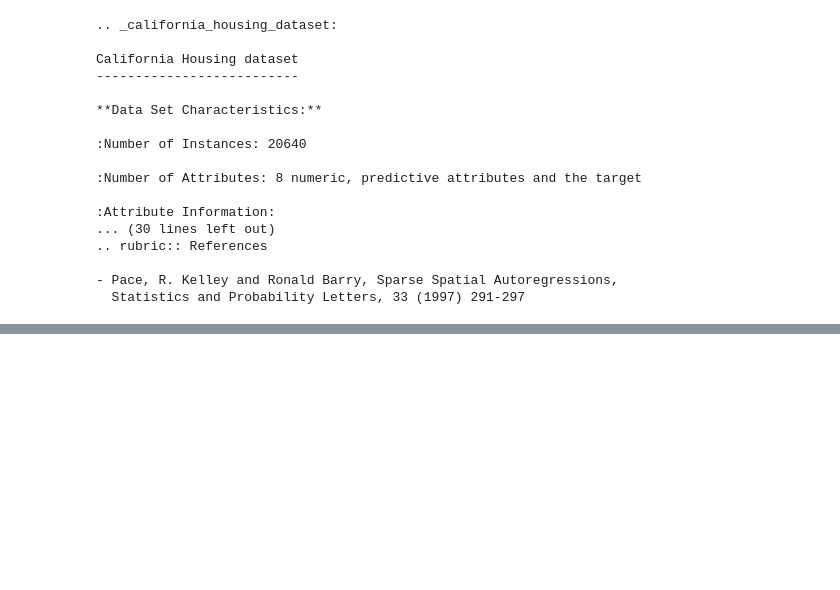
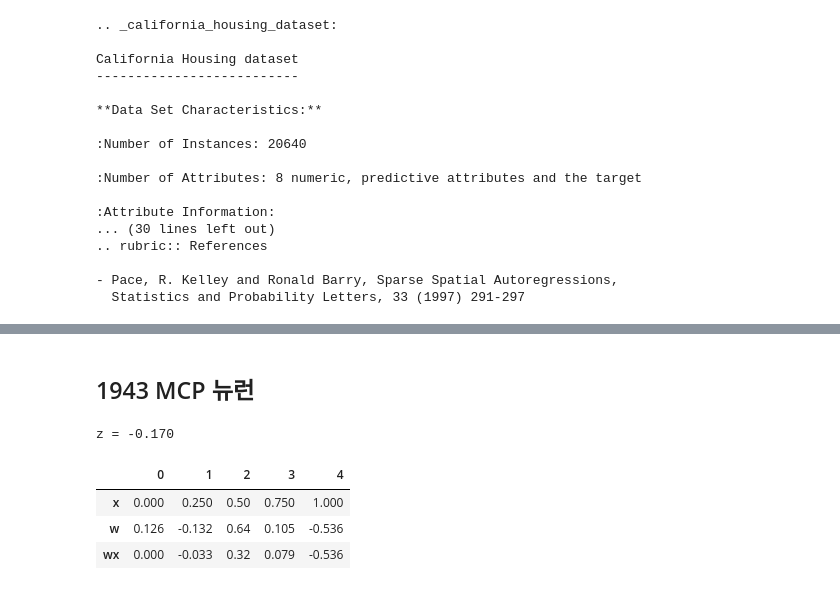
Before and after one commit to rebirther00/pydeep_multicam, a Jupyter notebook: Day1-SJ.ipynb, the cells around one changed output, grey strips where cells are left out. Saved outputs shown, nothing was run; the diff lists cells and outputs as text; code cells hidden in the pictures; blank space fills up the shorter version.

```diff
--- a/Day1-SJ.ipynb
+++ b/Day1-SJ.ipynb
@@ -226,0 +315,20 @@ LinearRegression()
+# %% [markdown]
+## 1943 MCP 뉴런
+# %%
+x = np.linspace(0, 1, 5)
+
+random = np.random.default_rng(seed=0)
+w = random.normal(0, 1, size=x.shape)
+
+# w.T x == sum(x * w)
+assert np.isclose(np.sum(x * w), np.dot(x, w))
+z = np.dot(x, w)
+print(f'z = {z:.3f}')
+
+pd.DataFrame({'x': x, 'w': w, 'wx': x * w}).round(3).T
+# %% [output]
+z = -0.170
+|  | 0 | 1 | 2 | 3 | 4 |
+| x | 0.000 | 0.250 | 0.50 | 0.750 | 1.000 |
+| w | 0.126 | -0.132 | 0.64 | 0.105 | -0.536 |
+| wx | 0.000 | -0.033 | 0.32 | 0.079 | -0.536 |
```
Also changed, not shown: parts of 3 cells of this notebook, 2 other files.
